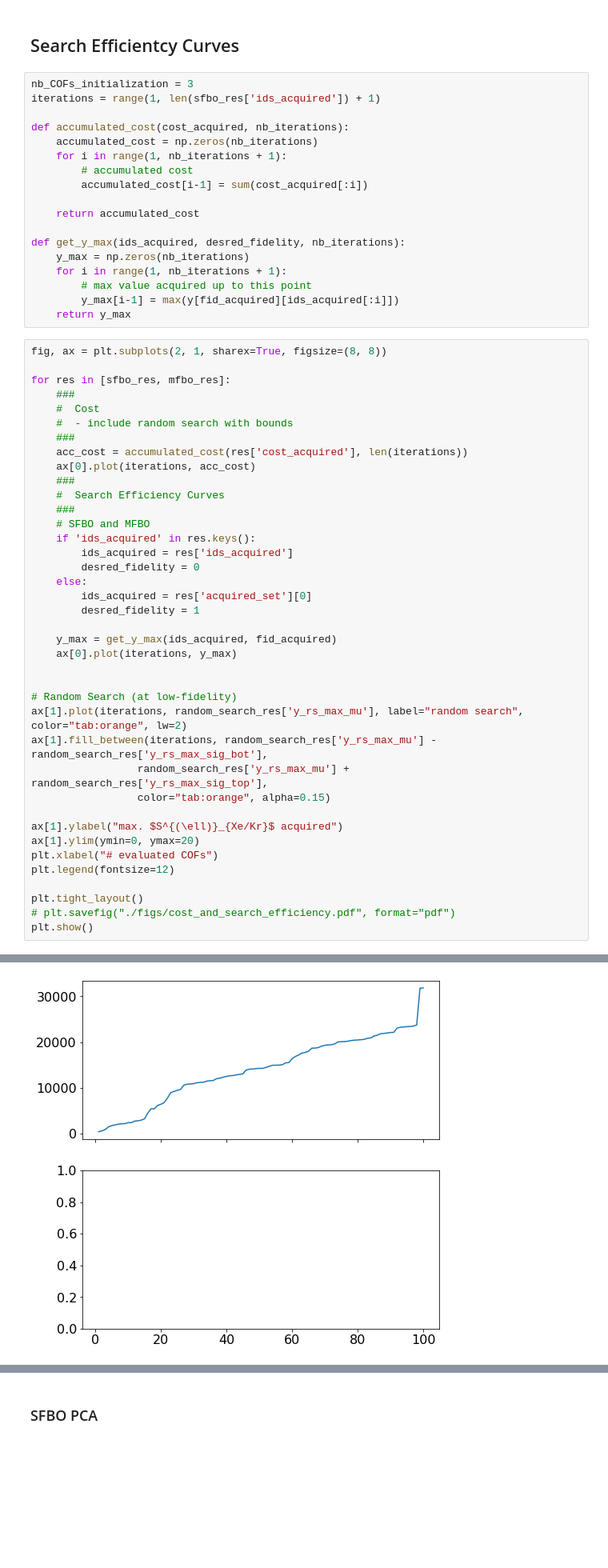
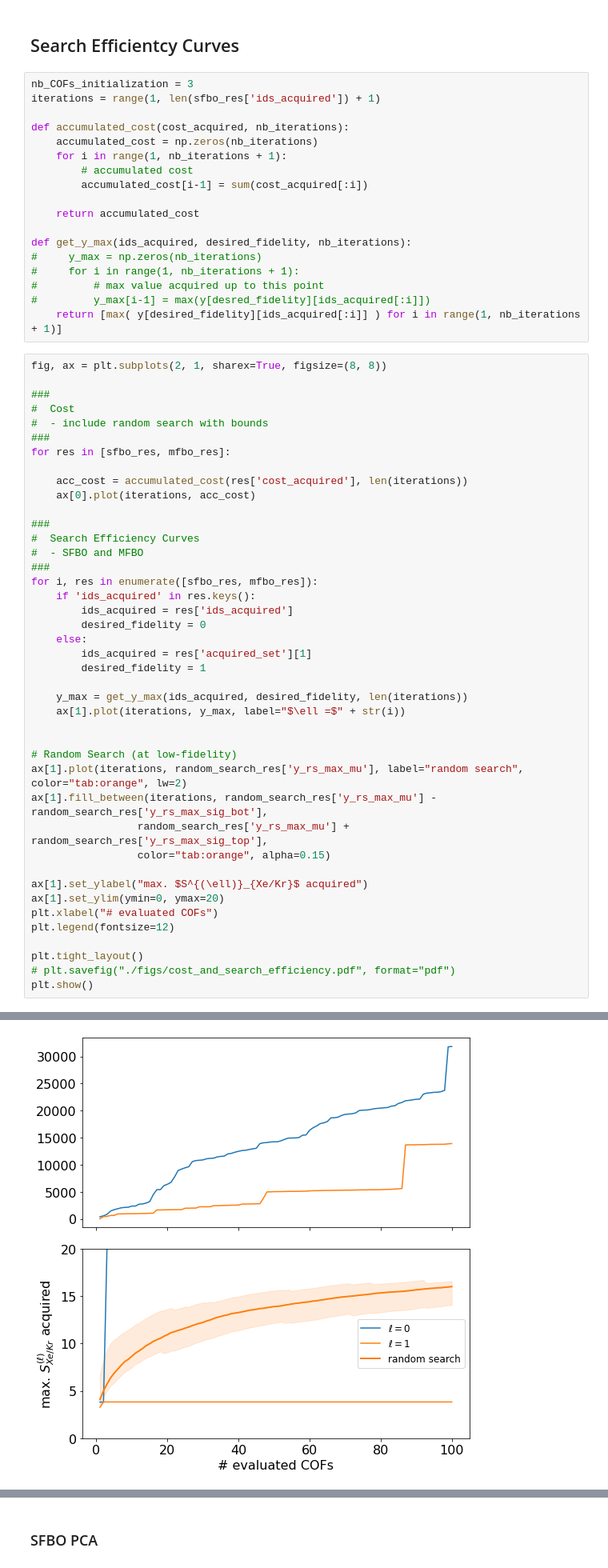
Before and after one commit to SimonEnsemble/multi-fidelity-BO-of-COFs-for-Xe-Kr-seps, a Jupyter notebook: viz.ipynb, the cells around one changed output, grey strips where cells are left out. Shown at 80% size. Cells and saved outputs as stored; diff of their text form; blank space fills up the shorter version.

```diff
--- a/viz.ipynb
+++ b/viz.ipynb
@@ -65,35 +65,38 @@ def accumulated_cost(cost_acquired, nb_iterations):
 
     return accumulated_cost
 
-def get_y_max(ids_acquired, desred_fidelity, nb_iterations):
-    y_max = np.zeros(nb_iterations)
-    for i in range(1, nb_iterations + 1):
-        # max value acquired up to this point
-        y_max[i-1] = max(y[fid_acquired][ids_acquired[:i]])
-    return y_max
+def get_y_max(ids_acquired, desired_fidelity, nb_iterations):
+#     y_max = np.zeros(nb_iterations)
+#     for i in range(1, nb_iterations + 1):
+#         # max value acquired up to this point
+#         y_max[i-1] = max(y[desred_fidelity][ids_acquired[:i]])
+    return [max( y[desired_fidelity][ids_acquired[:i]] ) for i in range(1, nb_iterations + 1)]
 # %%
 fig, ax = plt.subplots(2, 1, sharex=True, figsize=(8, 8))
 
+###
+#  Cost
+#  - include random search with bounds
+###
 for res in [sfbo_res, mfbo_res]:
-    ###
-    #  Cost
-    #  - include random search with bounds
-    ###
+
     acc_cost = accumulated_cost(res['cost_acquired'], len(iterations))
     ax[0].plot(iterations, acc_cost)
-    ###
-    #  Search Efficiency Curves
-    ###
-    # SFBO and MFBO
+
+###
+#  Search Efficiency Curves
+#  - SFBO and MFBO
+###
+for i, res in enumerate([sfbo_res, mfbo_res]):
     if 'ids_acquired' in res.keys():
         ids_acquired = res['ids_acquired']
-        desred_fidelity = 0
+        desired_fidelity = 0
     else:
-        ids_acquired = res['acquired_set'][0]
-        desred_fidelity = 1
+        ids_acquired = res['acquired_set'][1]
+        desired_fidelity = 1
 
-    y_max = get_y_max(ids_acquired, fid_acquired)
-    ax[0].plot(iterations, y_max)
+    y_max = get_y_max(ids_acquired, desired_fidelity, len(iterations))
+    ax[1].plot(iterations, y_max, label="$\ell =$" + str(i))
 
 
 # Random Search (at low-fidelity)
@@ -102,8 +105,8 @@ ax[1].fill_between(iterations, random_search_res['y_rs_max_mu'] - random_search_
                  random_search_res['y_rs_max_mu'] + random_search_res['y_rs_max_sig_top'],
                  color="tab:orange", alpha=0.15)
 
-ax[1].ylabel("max. $S^{(\ell)}_{Xe/Kr}$ acquired")
-ax[1].ylim(ymin=0, ymax=20)
+ax[1].set_ylabel("max. $S^{(\ell)}_{Xe/Kr}$ acquired")
+ax[1].set_ylim(ymin=0, ymax=20)
 plt.xlabel("# evaluated COFs")
 plt.legend(fontsize=12)
 
@@ -115,4 +117,4 @@ TypeError: get_y_max() missing 3 required positional arguments: 'ids_acquired',
-[figure, old version]
+[figure, new version]
 # %%
 
 
```
Also changed, not shown: parts of 3 cells of this notebook, 5 other files.
